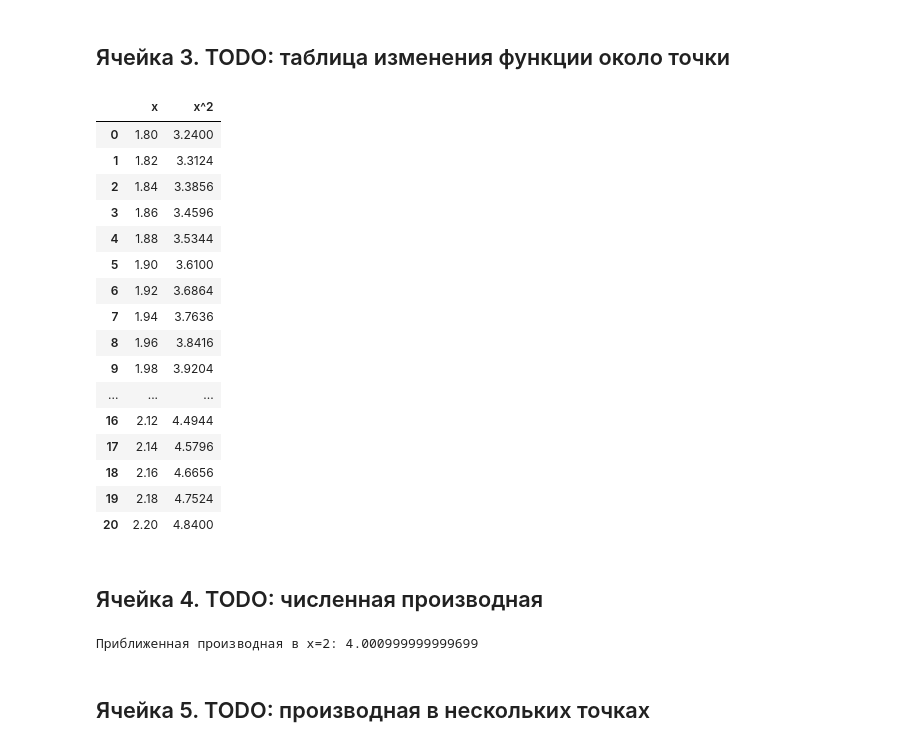
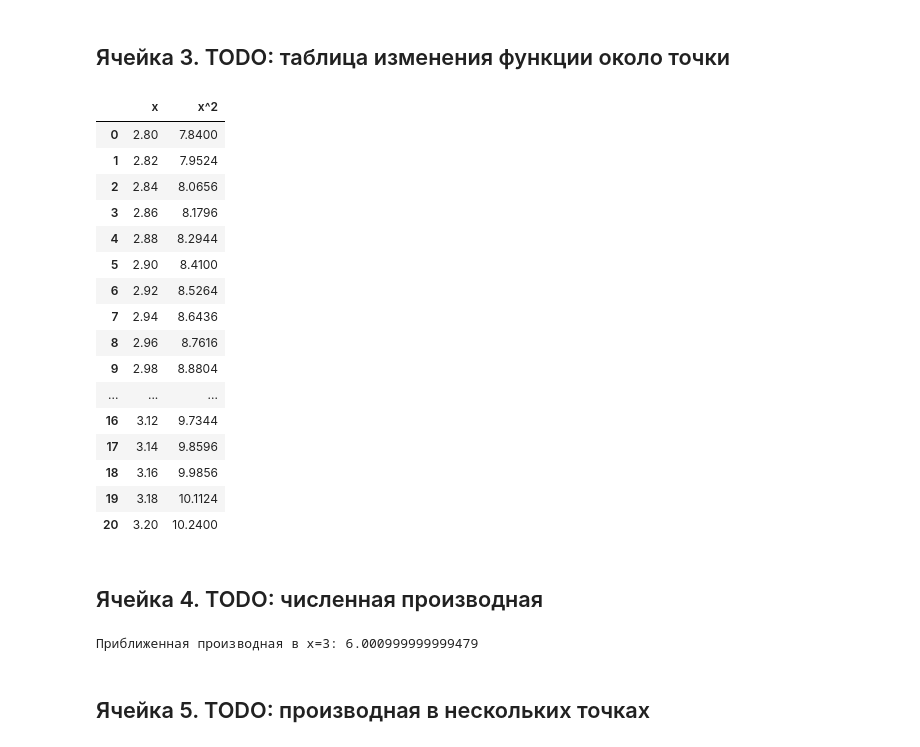
Before and after one commit to FelixTheCatW/infomath-study, a Jupyter notebook: notebooks/block3_lesson07_derivative_todo.ipynb, the cells around one changed output. Saved outputs shown, nothing was run; the diff lists cells and outputs as text; code cells hidden in the pictures.

Commit message:
feat: complete derivative todo

```diff
--- a/notebooks/block3_lesson07_derivative_todo.ipynb
+++ b/notebooks/block3_lesson07_derivative_todo.ipynb
@@ -149,53 +148,43 @@ assert len(x) == len(y)
 # %% [markdown]
 ## Ячейка 3. TODO: таблица изменения функции около точки
 # %%
-# TODO: создайте x_values около точки x = 3
-x_values = list(np.linspace(1.8, 2.2, 21))
-# TODO: создайте y_values = x ** 2
+x_values = list(np.linspace(2.8, 3.2, 21))
 y_values = [x**2 for x in x_values]
-# TODO: создайте DataFrame
-table  = pd.DataFrame({"x": x_values,
-                       "x^2": y_values})
-# TODO: покажите таблицу
+table = pd.DataFrame({"x": x_values, "x^2": y_values})
 table
 # %% [output]
 |  | x | x^2 |
-| 0 | 1.80 | 3.2400 |
-| 1 | 1.82 | 3.3124 |
-| 2 | 1.84 | 3.3856 |
-| 3 | 1.86 | 3.4596 |
-| 4 | 1.88 | 3.5344 |
-| 5 | 1.90 | 3.6100 |
-| 6 | 1.92 | 3.6864 |
-| 7 | 1.94 | 3.7636 |
-| 8 | 1.96 | 3.8416 |
-| 9 | 1.98 | 3.9204 |
+| 0 | 2.80 | 7.8400 |
+| 1 | 2.82 | 7.9524 |
+| 2 | 2.84 | 8.0656 |
+| 3 | 2.86 | 8.1796 |
+| 4 | 2.88 | 8.2944 |
+| 5 | 2.90 | 8.4100 |
+| 6 | 2.92 | 8.5264 |
+| 7 | 2.94 | 8.6436 |
+| 8 | 2.96 | 8.7616 |
+| 9 | 2.98 | 8.8804 |
 | ... | ... | ... |
-| 16 | 2.12 | 4.4944 |
-| 17 | 2.14 | 4.5796 |
-| 18 | 2.16 | 4.6656 |
-| 19 | 2.18 | 4.7524 |
-| 20 | 2.20 | 4.8400 |
+| 16 | 3.12 | 9.7344 |
+| 17 | 3.14 | 9.8596 |
+| 18 | 3.16 | 9.9856 |
+| 19 | 3.18 | 10.1124 |
+| 20 | 3.20 | 10.2400 |
 # %% [markdown]
 ## Ячейка 4. TODO: численная производная
 # %%
-# TODO: напишите функцию f(x), которая возвращает x ** 2
 def f(x):
     return x**2
 
 
-# TODO: задайте x0 = 3
-x0 = 2
+x0 = 3
 h = 0.001
-# TODO: задайте h = 0.001
 derivative = (f(x0 + h) - f(x0)) / h
-# TODO: посчитайте derivative = (f(x0 + h) - f(x0)) / h
-print("Приближенная производная в x=2:", derivative)
-# TODO: выведите derivative
+print("Приближенная производная в x=3:", derivative)
 
-assert derivative > 3.9 and derivative < 4.1
+assert derivative > 5.9 and derivative < 6.1
 # %% [output]
-Приближенная производная в x=2: 4.000999999999699
+Приближенная производная в x=3: 6.000999999999479
 # %% [markdown]
 ## Ячейка 5. TODO: производная в нескольких точках
 # %%
```
Also changed, not shown: parts of 7 cells of this notebook.
